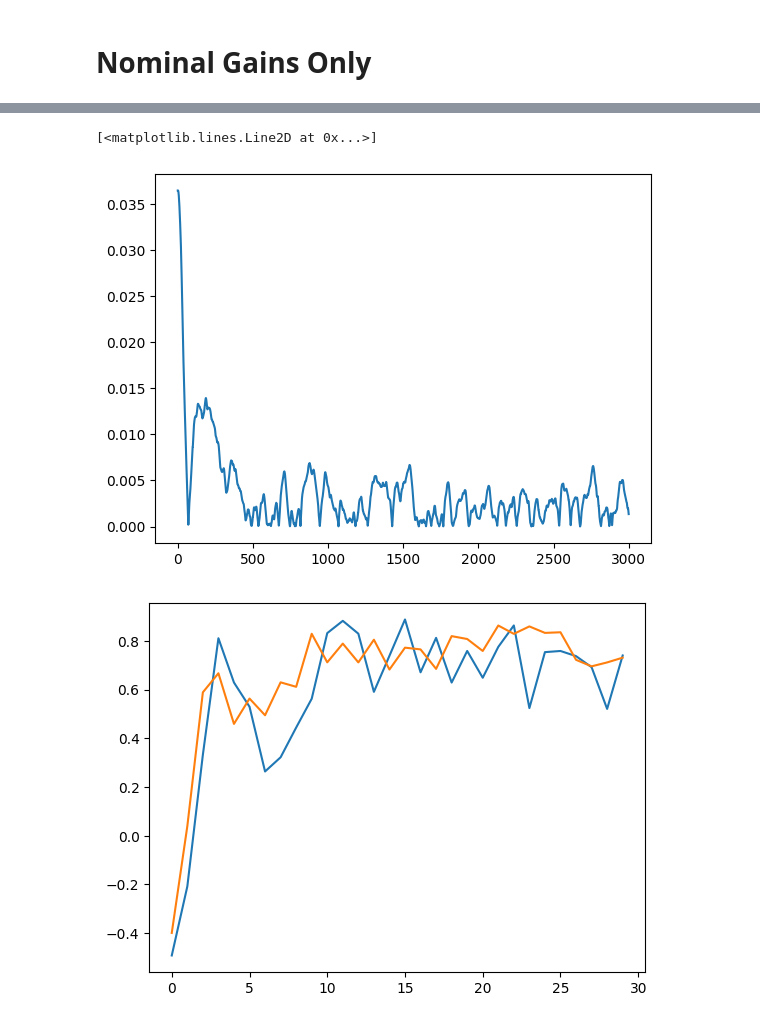
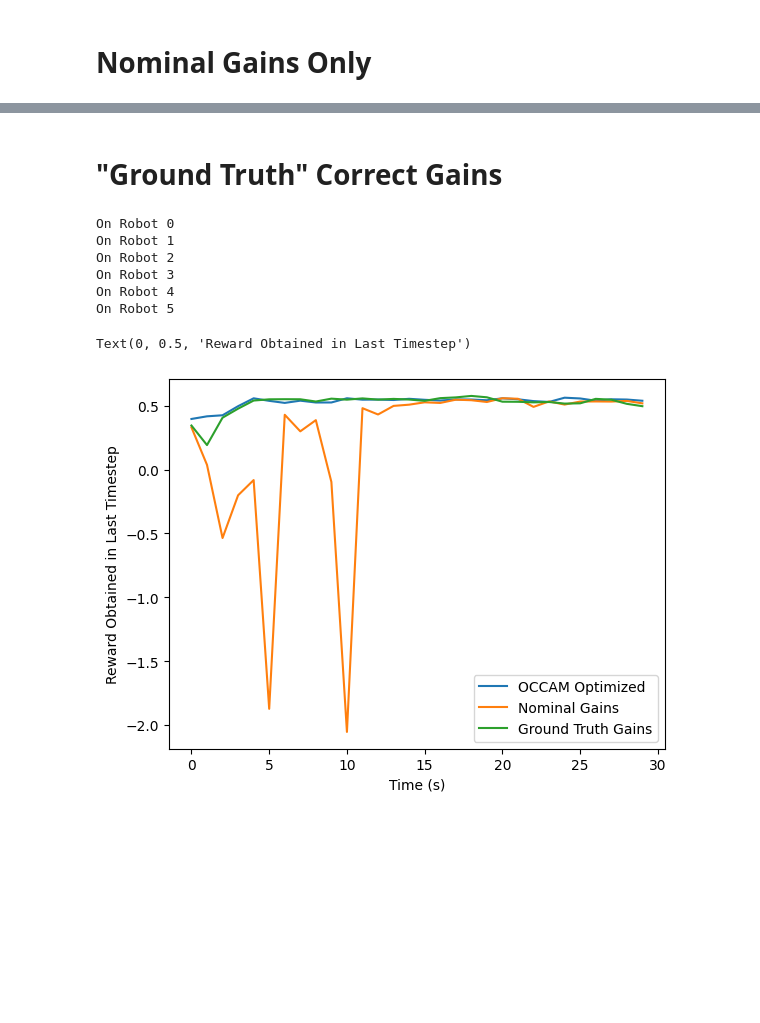
Before and after one commit to Hersh500/occam, a Jupyter notebook: test_upkie.ipynb, the cells around one changed output, grey strips where cells are left out. Cells and saved outputs as stored; diff of their text form; code cells hidden in the pictures; blank space fills up the shorter version.

Commit message:
add upkie dataset and model checkpoints, update testing notebook

```diff
--- a/test_upkie.ipynb
+++ b/test_upkie.ipynb
@@ -234,11 +241,54 @@ step 29: metrics = [3.19411916e-03 1.42098656e-02 3.67575676e+00]
-# %%
-full_traj_nom_np = np.array(full_traj_nom)
-plt.plot(np.abs(full_traj_nom_np[:,1]))
-
-plt.figure()
-plt.plot(actual_rwds)
-plt.plot(actual_rwds_nom)
-# %% [output]
-[<matplotlib.lines.Line2D at 0x...>]
-[figure, removed]
-[figure, removed]
+# %% [markdown]
+# "Ground Truth" Correct Gains
+# %%
+perf_metrics_gt = np.zeros((all_params.shape[0], num_trials, 3))
+actual_rwds_gt = np.zeros((all_params.shape[0], num_trials))
+full_traj_gt = []
+for p in range(all_params.shape[0]):
+    init_state = init_state_fixed
+    robot = DelayedUpkieSystem(WheeledInvertedPendulumParams(*all_params[p]), time_horizon_s=ep_length_s)
+    print(f"On Robot {p}")
+    for i in range(num_trials):
+        best_gain_unscaled = MPCBalancerParams(leg_length=all_params[p][0], wheel_radius=all_params[p][1]).get_list()
+        try:
+            metrics, traj = robot.evaluate_gain(best_gain_unscaled, init_state=init_state)
+        except TypeError:
+            break
+        for t in range(traj.shape[0]):
+            full_traj_nom.append(traj[t])
+
+        metrics_scaled = np.squeeze(metric_scaler.transform(np.expand_dims(metrics, 0)))
+        actual_rwd = np.dot(cost_weights, metrics_scaled)
+        # print(f"step {i}: actual cost = {actual_rwd}")
+        # print(f"step {i}: metrics = {metrics}")
+        # print("------------------------")
+
+        perf_metrics_gt[p][i] = metrics
+        actual_rwds_gt[p][i] = actual_rwd
+
+        if not np.any(traj[-1]):
+            print("resetting!")
+            init_state = init_state_fixed
+        else:
+            init_state = traj[-1]
+# %% [output]
+On Robot 0
+On Robot 1
+On Robot 2
+On Robot 3
+On Robot 4
+On Robot 5
+# %%
+# full_traj_nom_np = np.array(full_traj_nom)
+# plt.plot(np.abs(full_traj_nom_np[:,1]))
+tsteps = np.arange(num_trials) * ep_length_s
+plt.figure()
+plt.plot(tsteps, np.mean(actual_rwds, axis=0))
+plt.plot(tsteps, np.mean(actual_rwds_nom, axis=0))
+plt.plot(tsteps, np.mean(actual_rwds_gt, axis=0))
+plt.legend(["OCCAM Optimized", "Nominal Gains", "Ground Truth Gains"])
+plt.xlabel("Time (s)")
+plt.ylabel("Reward Obtained in Last Timestep")
+# %% [output]
+Text(0, 0.5, 'Reward Obtained in Last Timestep')
+[figure, added]
```
Also changed, not shown: parts of 6 cells of this notebook, 32 other files.
